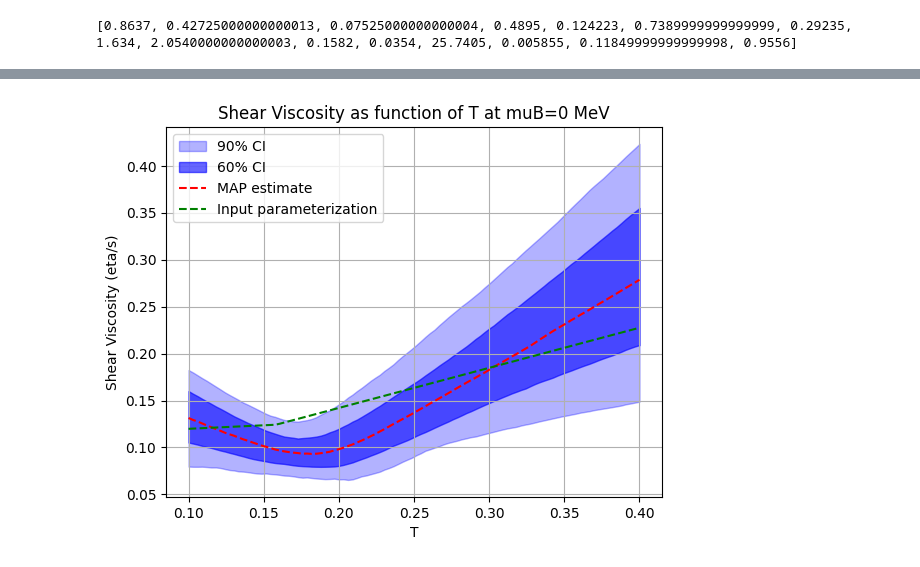
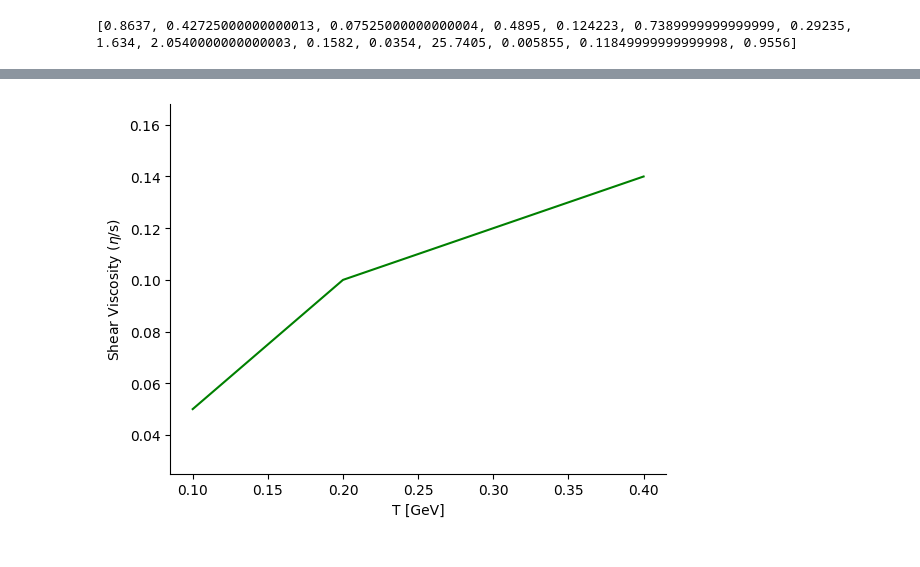
Before and after one commit to NGoetz/GPBayesTools-HIC, a Jupyter notebook: ClosureTest.ipynb, the cells around one changed output, grey strips where cells are left out. Drawn from its saved outputs; the diff is of its cells as text; code cells hidden in the pictures.

```diff
--- a/ClosureTest.ipynb
+++ b/ClosureTest.ipynb
@@ -13,7 +13,7 @@ log="no_log"
 pca="no_pca"
 log2="nolog"
 pca2="nopca"
-setup="allenergies:05_2030:base:noetacut:nostarptcut"
+setup="allenergies:allsystems:base:2.5:nostarptcut"
 emu="PCGP"
 # %%
 def read_pkl_file_chain(PATH_pklfile_chains):
@@ -347,7 +347,6 @@ plot_distribution_of_posterior_samples(posteriorSamples, modelParameters, mapEst
 import matplotlib.pyplot as plt
 import numpy as np
 from scipy.stats import gaussian_kde
-
 
 # Posterior parameter names (for reference in labels)
 PARAMETER_NAMES = [
@@ -359,6 +358,7 @@ PARAMETER_NAMES = [
     r'$\sigma_{\zeta, \rm +}\;[{\rm GeV}]$', r'$\sigma_{\rm AB, scale}$'
 ]
 
+parametersf=[0,0.2,0.5,0.3,0.1,0.1,2,0.2,0.2,0.2,0.2,20,0.1,0.07,1]
 # Shear viscosity function (eta/s)
 def shear_viscosity(T, muB, posterior):
     ah = posterior[1]
@@ -379,29 +379,16 @@ def shear_viscosity(T, muB, posterior):
 def bulk_viscosity(e, posterior):
     zeta_s_0 = posterior[10]
     epsilon_zeta_0 = posterior[11]
-    #print(epsilon_zeta_0)
     sigma_zeta_minus = posterior[12]
     sigma_zeta_plus = posterior[13]
-    #import warnings
-    #with warnings.catch_warnings(record=True) as w:
-            #warnings.simplefilter("always", RuntimeWarning)  # Catch all runtime warnings
 
     if e < epsilon_zeta_0:
         result = zeta_s_0 * np.exp(-1.0 * ((0.103 * (e ** 0.25 - epsilon_zeta_0 ** 0.25)) ** 2) / (2.0 * sigma_zeta_minus ** 2))
     else:
         result = zeta_s_0 * np.exp(-1.0 * ((0.103 * (e ** 0.25 - epsilon_zeta_0 ** 0.25)) ** 2) / (2.0 * sigma_zeta_plus ** 2))
 
-    # # Check if any warnings were caught
-    # if len(w) > 0:
-    #     for warning in w:
-    #         print(f"Warning caught: {warning.message}")
-    #         print(result)
-    #         print(e)
-    #         print(zeta_s_0)
-    #         print(epsilon_zeta_0)
-    #         print(sigma_zeta_minus)
-    #         print(sigma_zeta_plus)
     return result
+
 # Generate posterior distributions for shear and bulk viscosity
 def generate_viscosity_distributions(posterior_samples, T_values, muB_values, e_values):
     n_samples = posterior_samples.shape[0]
@@ -418,11 +405,10 @@ def generate_viscosity_distributions(posterior_samples, T_values, muB_values, e_
         for j, e in enumerate(e_values):
             bulk_viscosity_e[i, j] = bulk_viscosity(e=e, posterior=posterior_samples[i])
 
-    return shear_viscosity_T_muB,shear_viscosity_T_muB2, bulk_viscosity_e
+    return shear_viscosity_T_muB, shear_viscosity_T_muB2, bulk_viscosity_e
 
 # Function to plot confidence intervals
-# Adjust the plot function to also plot the true model parameters
-def plot_confidence_intervals_with_model(x_vals, posterior_values, map_estimate, model_values, ylabel, xlabel, title,name):
+def plot_confidence_intervals_with_model(x_vals, posterior_values, map_estimate, model_values, ylabel, xlabel, title, name):
     lower_90 = np.percentile(posterior_values, 5, axis=0)
     upper_90 = np.percentile(posterior_values, 95, axis=0)
     lower_60 = np.percentile(posterior_values, 20, axis=0)
@@ -437,20 +423,34 @@ def plot_confidence_intervals_with_model(x_vals, posterior_values, map_estimate,
     plt.title(title)
     plt.legend()
     plt.grid(True)
-    plt.savefig("./plots/closure/"+name+"_closure_noprior_"+log+"_"+pca+"_"+emu+"_"+setup+".png")
+    plt.savefig(f"./plots/closure/{name}_closure_noprior_{log}_{pca}_{emu}_{setup}.png")
     plt.show()
 
-
+# Function to plot only the input parameterization
+def plot_input_parameterization(x_vals, model_values, ylabel, xlabel, title, name):
+    plt.plot(x_vals, model_values, color='green', label='Input parameterization')
+    plt.xlabel(xlabel)
+    plt.ylabel(ylabel)
+    plt.ylim([0.5*np.min(model_values), 1.2*np.max(model_values)])
+    plt.title(title)
+    #plt.legend()
+    plt.grid(False)
+     # Remove the upper and left frame (spines)
+    ax = plt.gca()
+    ax.spines['top'].set_visible(False)
+    ax.spines['right'].set_visible(False)
+    plt.savefig(f"./plots/closure/{name}_example_parameterization.png")
+    plt.show()
 
 # Sample posteriorSamples input (1000 samples x 15 parameters)
-#posteriorSamples = np.random.randn(1000, 15)
+# posteriorSamples = np.random.randn(1000, 15)
 
 # Generate viscosities for T=150 and muB range, and for muB=0 and T range
 muB_values = np.linspace(0, 0.5, 100)
 T_values = np.linspace(0.100, 0.400, 100)
 e_values = np.linspace(0.1, 100, 100)
 
-shear_viscosity_T_muB,shear_viscosity_T_muB2, bulk_viscosity_e = generate_viscosity_distributions(posteriorSamples, T_values, muB_values, e_values)
+shear_viscosity_T_muB, shear_viscosity_T_muB2, bulk_viscosity_e = generate_viscosity_distributions(posteriorSamples, T_values, muB_values, e_values)
 
 def calculate_median_estimates(viscosity_samples):
     median_estimates = np.median(viscosity_samples, axis=0)
@@ -460,21 +460,39 @@ def calculate_median_estimates(viscosity_samples):
 map_shear_viscosity_T_muB = calculate_median_estimates(shear_viscosity_T_muB)
 map_shear_viscosity_T_muB2 = calculate_median_estimates(shear_viscosity_T_muB2)
 map_bulk_viscosity_e = calculate_median_estimates(bulk_viscosity_e)
+
 shear_viscosity_model_T_muB_input = np.array([shear_viscosity(T=0.150, muB=muB, posterior=parameters) for muB in muB_values])
 shear_viscosity_model_T_muB2_input = np.array([shear_viscosity(T=T, muB=0, posterior=parameters) for T in T_values])
 bulk_viscosity_model_e_input = np.array([bulk_viscosity(e=e, posterior=parameters) for e in e_values])
 
-# Plot confidence intervals for shear viscosity
-plot_confidence_intervals_with_model(muB_values, shear_viscosity_T_muB, map_shear_viscosity_T_muB,shear_viscosity_model_T_muB_input,
-                          ylabel='Shear Viscosity (eta/s)', xlabel='muB',
-                          title='Shear Viscosity as function of muB at T=150 MeV',name="etas_mub")
+shear_viscosity_model_T_muB_input_f = np.array([shear_viscosity(T=0.150, muB=muB, posterior=parametersf) for muB in muB_values])
+shear_viscosity_model_T_muB2_input_f = np.array([shear_viscosity(T=T, muB=0, posterior=parametersf) for T in T_values])
+bulk_viscosity_model_e_input_f = np.array([bulk_viscosity(e=e, posterior=parametersf) for e in e_values])
+# # Plot confidence intervals for shear viscosity
+# plot_confidence_intervals_with_model(muB_values, shear_viscosity_T_muB, map_shear_viscosity_T_muB, shear_viscosity_model_T_muB_input,
+#                           ylabel='Shear Viscosity (eta/s)', xlabel='muB',
+#                           title='Shear Viscosity as function of muB at T=150 MeV', name="etas_mub")
 
-plot_confidence_intervals_with_model(T_values, shear_viscosity_T_muB2, map_shear_viscosity_T_muB2,shear_viscosity_model_T_muB2_input,
-                          ylabel='Shear Viscosity (eta/s)', xlabel='T',
-                          title='Shear Viscosity as function of T at muB=0 MeV', name="etas_T")
+# plot_confidence_intervals_with_model(T_values, shear_viscosity_T_muB2, map_shear_viscosity_T_muB2, shear_viscosity_model_T_muB2_input,
+#                           ylabel='Shear Viscosity (eta/s)', xlabel='T',
+#                           title='Shear Viscosity as function of T at muB=0 MeV', name="etas_T")
 
-# Plot confidence intervals for bulk viscosity
-plot_confidence_intervals_with_model(e_values, bulk_viscosity_e, map_bulk_viscosity_e,bulk_viscosity_model_e_input,
-                          ylabel='Bulk Viscosity (zeta/s)', xlabel='Energy Density (e)',
-                          title='Bulk Viscosity as function of Energy Density', name="bulk")
+# # Plot confidence intervals for bulk viscosity
+# plot_confidence_intervals_with_model(e_values, bulk_viscosity_e, map_bulk_viscosity_e, bulk_viscosity_model_e_input,
+#                           ylabel='Bulk Viscosity (zeta/s)', xlabel='Energy Density (e)',
+#                           title='Bulk Viscosity as function of Energy Density', name="bulk")
+
+# Plot only the input parameterization for shear viscosity
+plot_input_parameterization(muB_values, shear_viscosity_model_T_muB_input_f,
+                            ylabel='Shear Viscosity ($\eta$/s)', xlabel=r'$\mu_B$ [GeV]',
+                            title='', name="etas_mub")
+
+plot_input_parameterization(T_values, shear_viscosity_model_T_muB2_input_f,
+                            ylabel='Shear Viscosity ($\eta$/s)', xlabel='T [GeV]',
+                            title='', name="etas_T")
+
+# Plot only the input parameterization for bulk viscosity
+plot_input_parameterization(e_values, bulk_viscosity_model_e_input_f,
+                            ylabel='Bulk Viscosity ($\zeta$/s)', xlabel=r'$\epsilon$ [GeV/fm$^3$]',
+                            title='', name="bulk")
 # %% [output]
@@ -482 +500 @@ plot_confidence_intervals_with_model(e_values, bulk_viscosity_e, map_bulk_viscos
-[figure, old version]
+[figure, new version]
```
Also changed, not shown: parts of 6 cells of this notebook, 1 other file.
